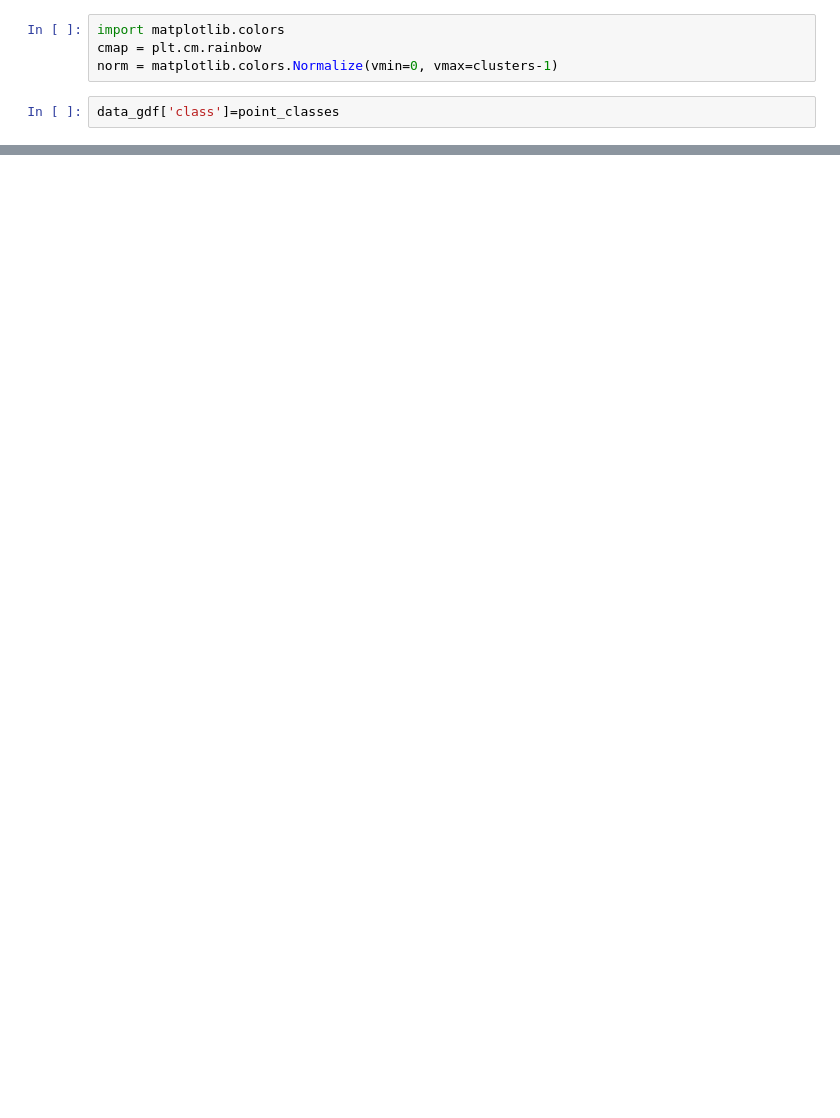
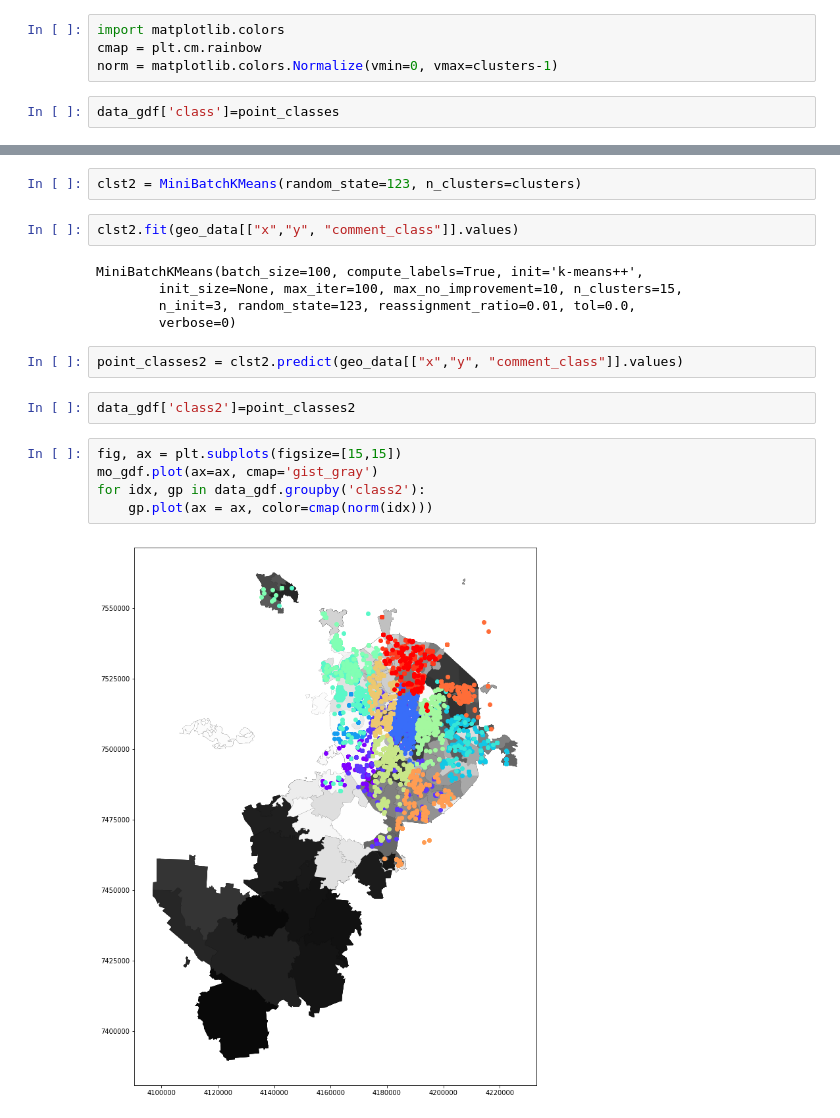
Before and after one commit to sopovks/netology, a Jupyter notebook: 05_ml_02/homework.ipynb, the cells around one changed output, grey strips where cells are left out. Drawn from its saved outputs; the diff is of its cells as text; blank space fills up the shorter version.

```diff
--- a/05_ml_02/homework.ipynb
+++ b/05_ml_02/homework.ipynb
@@ -99,0 +100,20 @@ for idx, gp in data_gdf.groupby('class'):
+# %%
+clst2 = MiniBatchKMeans(random_state=123, n_clusters=clusters)
+# %%
+clst2.fit(geo_data[["x","y", "comment_class"]].values)
+# %% [output]
+MiniBatchKMeans(batch_size=100, compute_labels=True, init='k-means++',
+        init_size=None, max_iter=100, max_no_improvement=10, n_clusters=15,
+        n_init=3, random_state=123, reassignment_ratio=0.01, tol=0.0,
+        verbose=0)
+# %%
+point_classes2 = clst2.predict(geo_data[["x","y", "comment_class"]].values)
+# %%
+data_gdf['class2']=point_classes2
+# %%
+fig, ax = plt.subplots(figsize=[15,15])
+mo_gdf.plot(ax=ax, cmap='gist_gray')
+for idx, gp in data_gdf.groupby('class2'):
+    gp.plot(ax = ax, color=cmap(norm(idx)))
+# %% [output]
+[figure, added]
```
Also changed, not shown: parts of 5 cells of this notebook.
